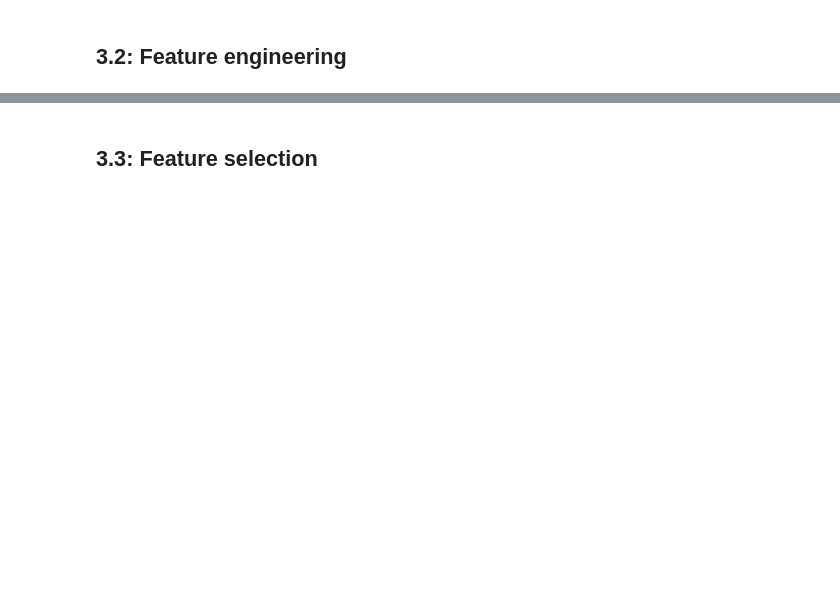
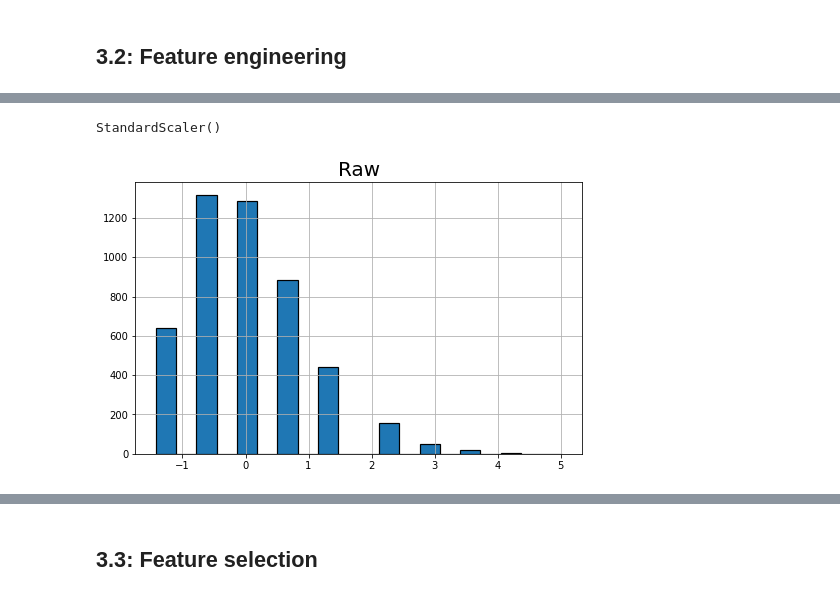
Before and after one commit to Alicexxue/MMA-869, a Jupyter notebook: MMA_MMAB_MMAI_2023_869_Individual_Assignment.ipynb, the cells around one changed output, grey strips where cells are left out. Saved outputs shown, nothing was run; the diff lists cells and outputs as text; code cells hidden in the pictures; blank space fills up the shorter version.

```diff
--- a/MMA_MMAB_MMAI_2023_869_Individual_Assignment.ipynb
+++ b/MMA_MMAB_MMAI_2023_869_Individual_Assignment.ipynb
@@ -828,0 +861,13 @@ df3
+# %%
+from sklearn.preprocessing import StandardScaler
+
+scaler = StandardScaler()
+scaler.fit(X_train1[['ResidenceDuration']])
+
+X_train1['ResidenceDuration'] = scaler.transform(X_train1[['ResidenceDuration']])
+# %% [output]
+StandardScaler()
+# %%
+plot_hist(X_train1['ResidenceDuration'], "Raw");
+# %% [output]
+[figure, added]
```
Also changed, not shown: parts of 63 cells of this notebook.
